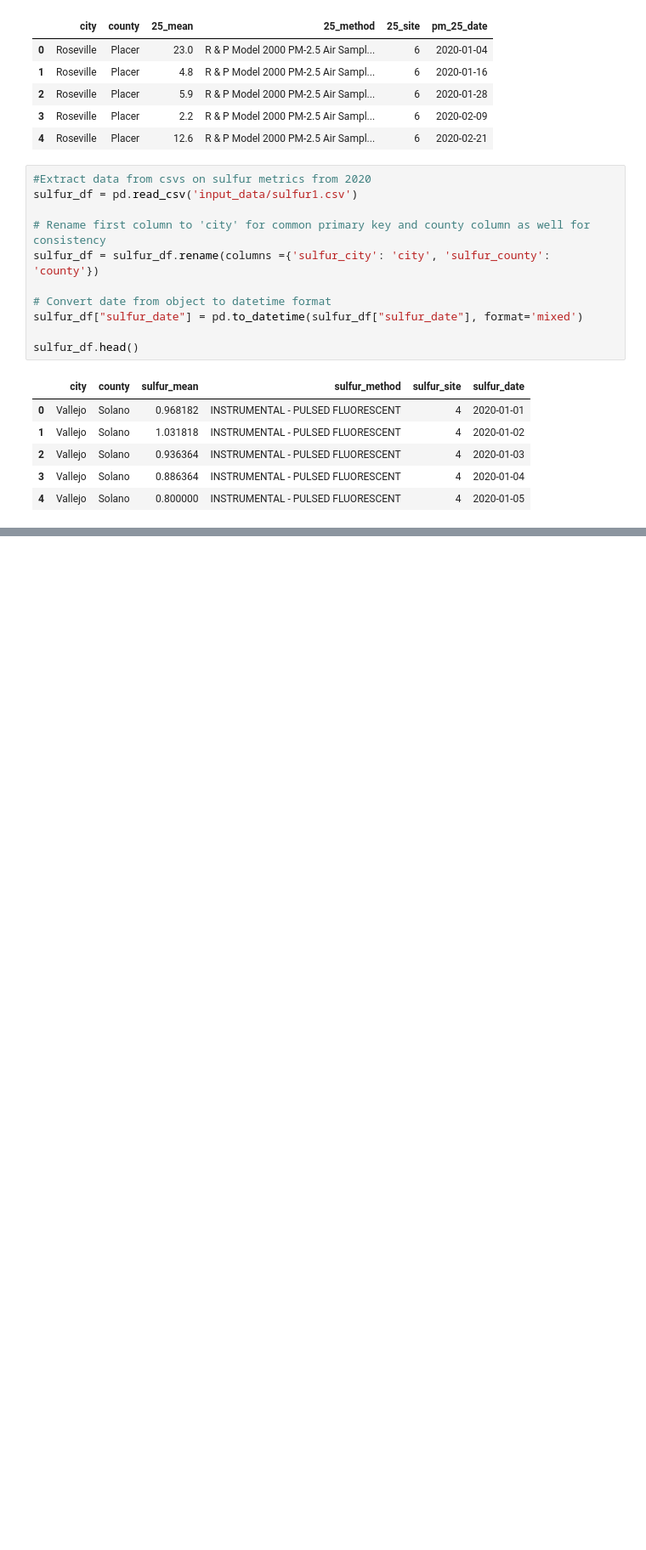
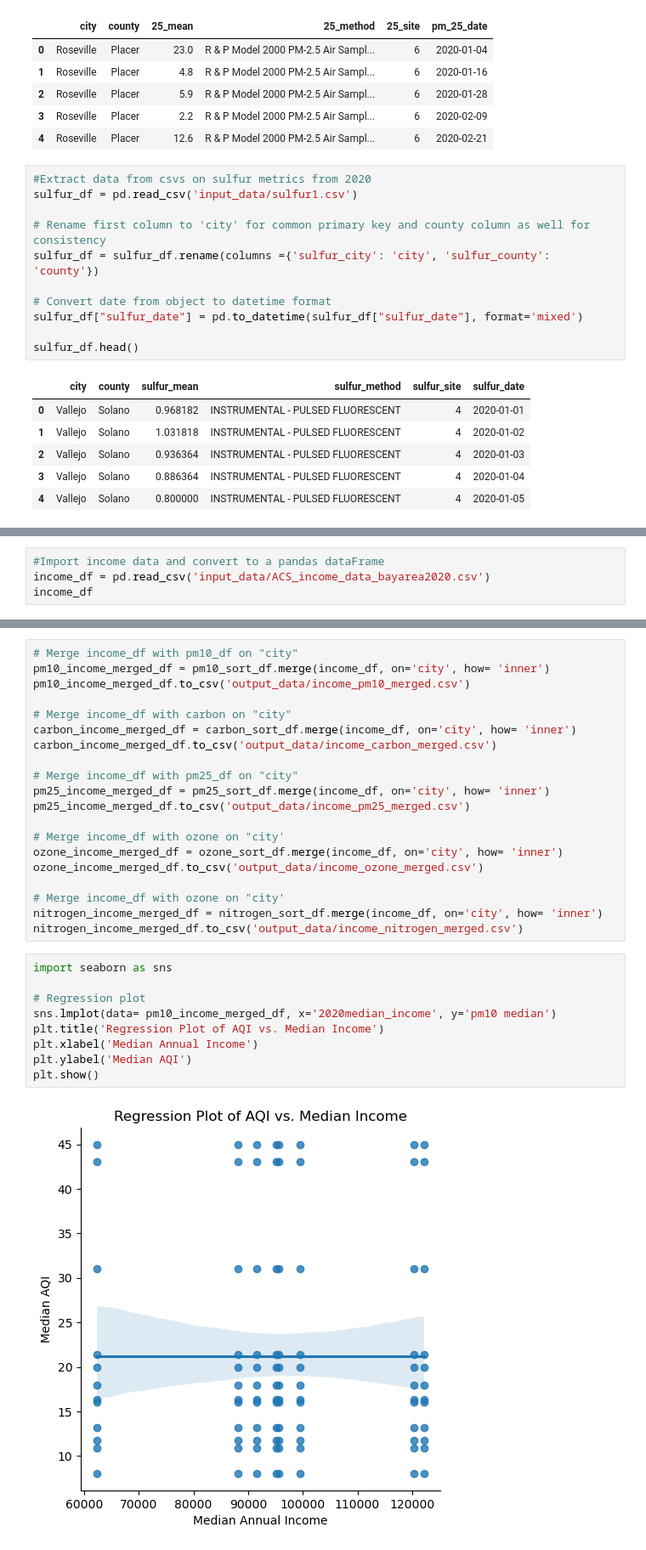
Before and after one commit to virgowolf/bayarea-airquality, a Jupyter notebook: ETL_code.ipynb, the cells around one changed output, grey strips where cells are left out. Shown: that part at 85% size. Cells and saved outputs as stored; diff of their text form; blank space fills up the shorter version.

```diff
--- a/ETL_code.ipynb
+++ b/ETL_code.ipynb
@@ -217,0 +373,4 @@ median_nitrogen_by_month
+# %%
+#Import income data and convert to a pandas dataFrame
+income_df = pd.read_csv('input_data/ACS_income_data_bayarea2020.csv')
+income_df
@@ -217,0 +391,31 @@ median_nitrogen_by_month
+# %%
+# Merge income_df with pm10_df on "city"
+pm10_income_merged_df = pm10_sort_df.merge(income_df, on='city', how= 'inner')
+pm10_income_merged_df.to_csv('output_data/income_pm10_merged.csv')
+
+# Merge income_df with carbon on "city"
+carbon_income_merged_df = carbon_sort_df.merge(income_df, on='city', how= 'inner')
+carbon_income_merged_df.to_csv('output_data/income_carbon_merged.csv')
+
+# Merge income_df with pm25_df on "city"
+pm25_income_merged_df = pm25_sort_df.merge(income_df, on='city', how= 'inner')
+pm25_income_merged_df.to_csv('output_data/income_pm25_merged.csv')
+
+# Merge income_df with ozone on "city'
+ozone_income_merged_df = ozone_sort_df.merge(income_df, on='city', how= 'inner')
+ozone_income_merged_df.to_csv('output_data/income_ozone_merged.csv')
+
+# Merge income_df with ozone on "city'
+nitrogen_income_merged_df = nitrogen_sort_df.merge(income_df, on='city', how= 'inner')
+nitrogen_income_merged_df.to_csv('output_data/income_nitrogen_merged.csv')
+# %%
+import seaborn as sns
+
+# Regression plot
+sns.lmplot(data= pm10_income_merged_df, x='2020median_income', y='pm10 median')
+plt.title('Regression Plot of AQI vs. Median Income')
+plt.xlabel('Median Annual Income')
+plt.ylabel('Median AQI')
+plt.show()
+# %% [output]
+[figure, added]
```
Also changed, not shown: parts of 17 cells of this notebook, 10 other files.
